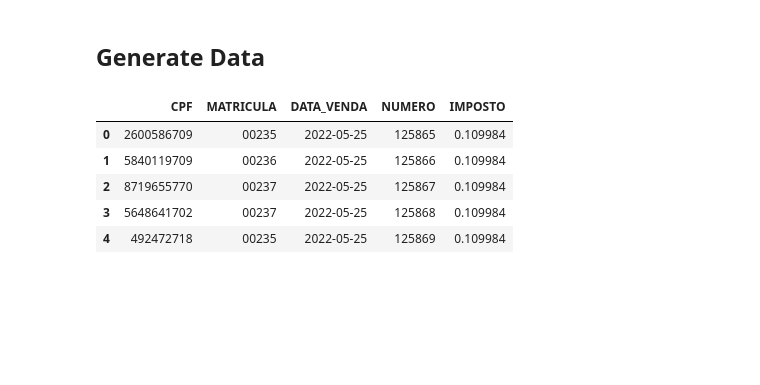
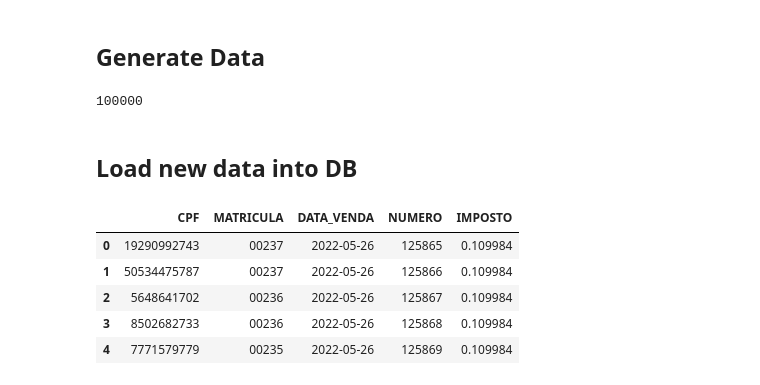
Before and after one commit to MBrugnaroto/Data-Engineering-Studies, a Jupyter notebook: sql-server/generate-random-sales.ipynb, the cells around one changed output. Cells and saved outputs as stored; diff of their text form; code cells hidden in the pictures; blank space fills up the shorter version.

Commit message:
feat: random data generation process completed

```diff
--- a/sql-server/generate-random-sales.ipynb
+++ b/sql-server/generate-random-sales.ipynb
@@ -110,25 +139,45 @@ df_sellers     = pd.read_sql(query_sellers, con)
 # %% [markdown]
 ## Generate Data
 # %%
-new_notes  = pd.DataFrame(columns=df_notes.columns)
-new_items  = pd.DataFrame(columns=df_items_notes.columns)
-date_sale  = datetime.today().strftime('%Y-%m-%d')
-last_note  = df_notes['NUMERO'].max()
-tax_median = df_notes['IMPOSTO'].median()
+def generate_new_data(maxNotes, maxItens, maxQuantity):
+    date_sale  = datetime.today().strftime('%Y-%m-%d')
+    last_note  = df_notes['NUMERO'].max()
+    tax_median = df_notes['IMPOSTO'].median()
+    new_notes = {}
+    new_items_notes = {}
 
-for i in range(100000):
-    note_number = last_note + i
-    customer_cpf = get_rand_value(df_customers, 'CPF')
-    seller_id = get_rand_value(df_sellers, 'MATRICULA')
-    new_notes.loc[len(new_notes)] = [customer_cpf, seller_id, date_sale, note_number, tax_median]
+    for i in range(maxNotes):
+        number_note = last_note + i
+        customer_cpf = get_rand_value(dict_customers, 'CPF')
+        seller_id = get_rand_value(dict_sellers, 'MATRICULA')
+        new_notes[number_note] = [customer_cpf, seller_id, date_sale, number_note, tax_median]
 
-#product_code = get_rand_value(df_products, 'CODIGO_DO_PRODUTO')
+        for i in range(maxItens):
+            key = get_rand_key(dict_customers)
+            product_code = dict_products[key]['CODIGO_DO_PRODUTO']
+            item_key = f'{number_note}{product_code}'
+
+            if item_key not in new_items_notes:
+                product_price = dict_products[key]['PRECO_DE_LISTA']
+                quantity = generate_rand_number(0, maxQuantity)
+                new_items_notes[item_key] = [number_note, product_code, quantity, product_price]
+
+    return new_notes, new_items_notes
+# %%
+ new_notes, new_items_notes = generate_new_data(100000, 1, 10)
+# %% [output]
+100000
+# %% [markdown]
+## Load new data into DB
+# %%
+df_new_itens_notes = pd.DataFrame.from_dict(new_items_notes, orient='index', columns=df_items_notes.columns).reset_index(drop=True)
+df_new_notes = pd.DataFrame.from_dict(new_notes, orient='index', columns=df_notes.columns).reset_index(drop=True)
 # %%
-new_notes.head()
+df_new_notes.head()
 # %% [output]
 |  | CPF | MATRICULA | DATA_VENDA | NUMERO | IMPOSTO |
-| 0 | 2600586709 | 00235 | 2022-05-25 | 125865 | 0.109984 |
-| 1 | 5840119709 | 00236 | 2022-05-25 | 125866 | 0.109984 |
-| 2 | 8719655770 | 00237 | 2022-05-25 | 125867 | 0.109984 |
-| 3 | 5648641702 | 00237 | 2022-05-25 | 125868 | 0.109984 |
-| 4 | 492472718 | 00235 | 2022-05-25 | 125869 | 0.109984 |
+| 0 | 19290992743 | 00237 | 2022-05-26 | 125865 | 0.109984 |
+| 1 | 50534475787 | 00237 | 2022-05-26 | 125866 | 0.109984 |
+| 2 | 5648641702 | 00236 | 2022-05-26 | 125867 | 0.109984 |
+| 3 | 8502682733 | 00236 | 2022-05-26 | 125868 | 0.109984 |
+| 4 | 7771579779 | 00235 | 2022-05-26 | 125869 | 0.109984 |
```
Also changed, not shown: parts of 13 cells of this notebook.
